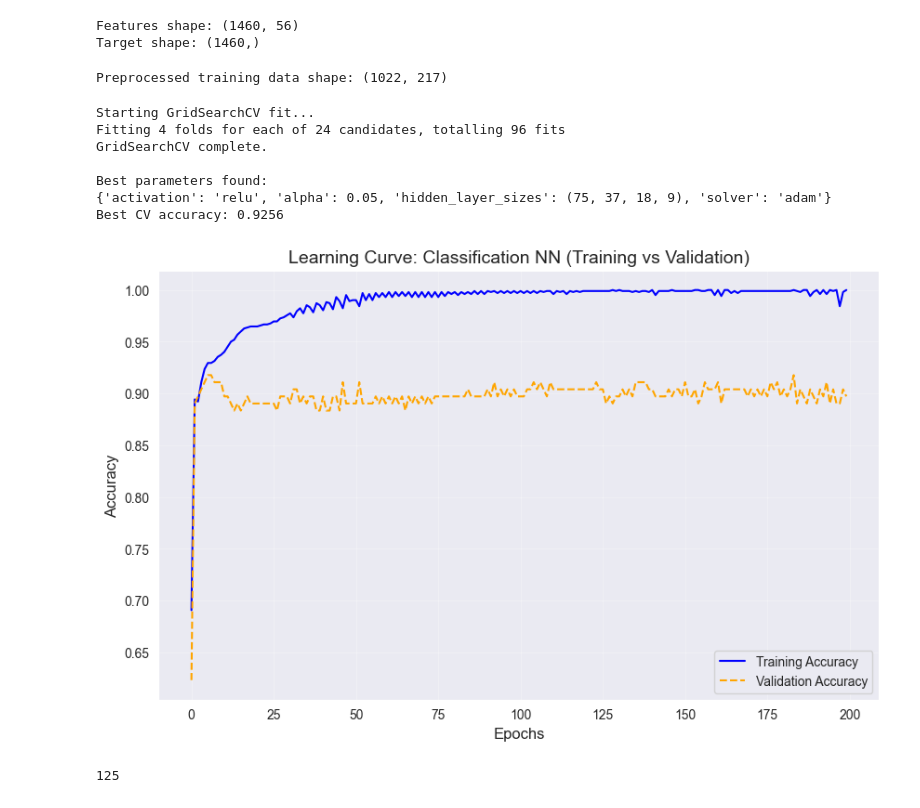
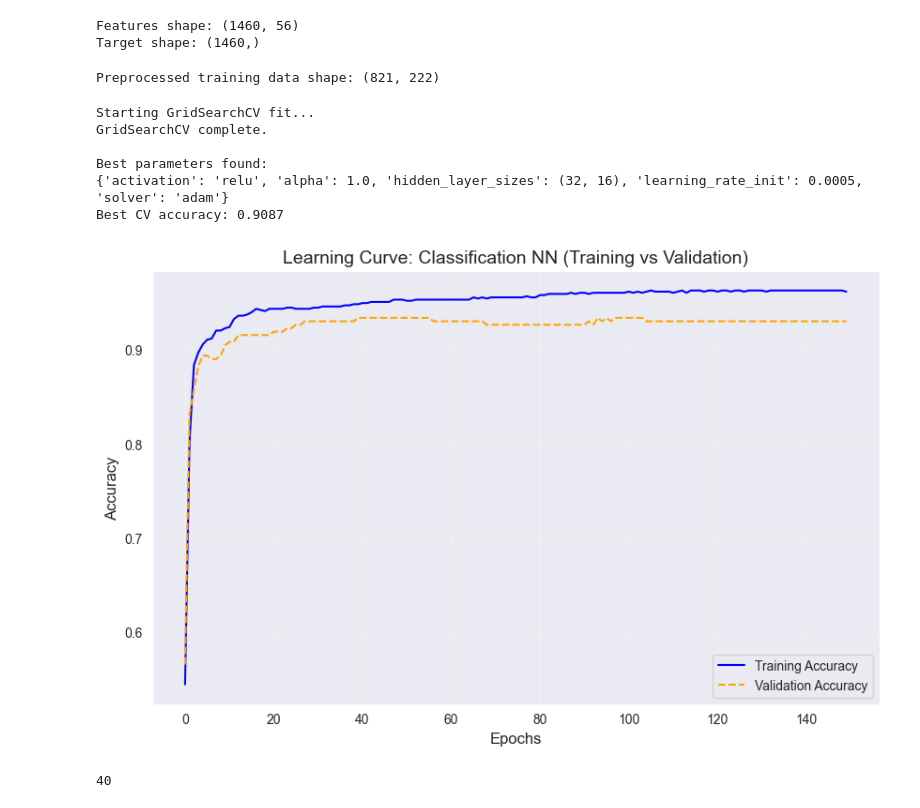
Before and after one commit to haydenpham/CS4120-MLProject, a Jupyter notebook: project/notebooks/classification_nn.ipynb, the cells around one changed output. Saved outputs shown, nothing was run; the diff lists cells and outputs as text; code cells hidden in the pictures.

Commit message:
Update: hyper-params tuning to smoothen learning curve and fix overfit

```diff
--- a/project/notebooks/classification_nn.ipynb
+++ b/project/notebooks/classification_nn.ipynb
@@ -96,7 +96,7 @@ numerical_pipeline = Pipeline([
 
 # Categorical pipeline
 categorical_pipeline = Pipeline([
-    ('imputer', SimpleImputer(strategy='most_frequent')),
+    ('imputer', SimpleImputer(strategy='constant', fill_value='None')),
     ('onehot', OneHotEncoder(handle_unknown='ignore', sparse_output=False))
 ])
 
@@ -106,32 +106,35 @@ preprocessor = ColumnTransformer([
     ('cat', categorical_pipeline, categorical_cols)
 ])
 
-# Size after preprocessing
-X_train_preprocessed = preprocessor.fit_transform(X_train)
-print(f"Preprocessed training data shape: {X_train_preprocessed.shape}")
 
 # Fit preprocessor once on training data to avoid data leakage
 X_train_preprocessed = preprocessor.fit_transform(X_train)
 X_val_preprocessed = preprocessor.transform(X_val)
 X_test_preprocessed = preprocessor.transform(X_test)
+print(f"Preprocessed training data shape: {X_train_preprocessed.shape}")
 # %% [output]
-Preprocessed training data shape: (1022, 217)
+Preprocessed training data shape: (821, 222)
 # %%
 from sklearn.model_selection import cross_val_score
 
 mlflow.set_experiment("Classification_NN")
 mlflow.start_run(run_name="classification_nn_gridsearch")
 
-# Grid Search to find the best set of hidden layer sizes
-base_mlp = MLPClassifier(max_iter=500, random_state=random_seed, early_stopping=False)
-
-# Hyperparameter grid to search
+base_mlp = MLPClassifier(
+    max_iter=500,
+    random_state=random_seed,
+    early_stopping=True
+)
+# Best params found: {'activation': 'relu', 'alpha': 1.0, 'hidden_layer_sizes': (32, 16), 'learning_rate_init': 0.0005, 'solver': 'adam'}
 param_grid = {
-    "hidden_layer_sizes": [(75,), (75, 37), (75, 37, 18, 9,), (150, 75, 37, 18,),
-                           ],
+    "hidden_layer_sizes": [(32,),
+                           (32, 16),
+                           (16, 8),
+                           (64, 8),],
     "activation": ["relu", "logistic"],
-    "alpha": [0.01, 0.05, 0.1],
-    "solver": ["adam"]
+    "alpha": [0.1, 1.0, 5.0],
+    "solver": ["adam"],
+    "learning_rate_init": [0.0001, 0.0005],
 }
 
 # Grid search with 4-fold CV
@@ -140,9 +143,6 @@ grid_search = GridSearchCV(
     param_grid=param_grid,
     cv=4,
     scoring="accuracy",
-    n_jobs=-1,
-    verbose=2,
-    refit=True
 )
 
 # Fit grid search on the training data
@@ -169,12 +169,11 @@ best_model = grid_search.best_estimator_
 cv_scores = cross_val_score(best_model, X_train_preprocessed, y_train, cv=4, scoring='accuracy')
 # %% [output]
 Starting GridSearchCV fit...
-Fitting 4 folds for each of 24 candidates, totalling 96 fits
 GridSearchCV complete.
 
 Best parameters found:
-{'activation': 'relu', 'alpha': 0.05, 'hidden_layer_sizes': (75, 37, 18, 9), 'solver': 'adam'}
-Best CV accuracy: 0.9256
+{'activation': 'relu', 'alpha': 1.0, 'hidden_layer_sizes': (32, 16), 'learning_rate_init': 0.0005, 'solver': 'adam'}
+Best CV accuracy: 0.9087
 # %%
 best_params = grid_search.best_params_
 
@@ -185,45 +184,45 @@ mlp_model_to_use = MLPClassifier(
     warm_start=True,
     early_stopping=False,
     verbose=False,
+    batch_size=64
 )
 
 train_accuracy_history = []
 val_accuracy_history = []
 
-n_epochs = 200
+n_epochs = 150
 mlflow.log_param("n_epochs", n_epochs)
 
 for epoch in range(n_epochs):
     mlp_model_to_use.fit(X_train_preprocessed, y_train)
 
     # Training Accuracy
     y_train_pred_mon = mlp_model_to_use.predict(X_train_preprocessed)
     train_accuracy_mon = accuracy_score(y_train, y_train_pred_mon)
     train_accuracy_history.append(train_accuracy_mon)
 
-    # Validation Accuracy (using X_val as validation here)
     y_val_pred_mon = mlp_model_to_use.predict(X_val_preprocessed)
     val_accuracy_mon = accuracy_score(y_val, y_val_pred_mon)
     val_accuracy_history.append(val_accuracy_mon)
 
 plt.figure(figsize=(10, 6))
 plt.plot(train_accuracy_history, label='Training Accuracy', color='blue')
 plt.plot(val_accuracy_history, label='Validation Accuracy', color='orange', linestyle='--')
 
 plt.title('Learning Curve: Classification NN (Training vs Validation)', fontsize=14)
 plt.xlabel('Epochs', fontsize=12)
 plt.ylabel('Accuracy', fontsize=12)
 plt.legend()
 plt.grid(True, alpha=0.3)
 
 mlflow.log_figure(plt.gcf(), 'plot1.png')
 
 plt.show()
 # %% [output]
-[figure, old version]
+[figure, new version]
 # %%
 # Train the final model with optimal number of epochs
-optimal_epochs = 125
+optimal_epochs = 40
 
 final_model = MLPClassifier(
     **best_params,
@@ -237,7 +236,7 @@ final_model.fit(X_train_preprocessed, y_train)
 
 mlflow.log_param("final_epochs", optimal_epochs)
 # %% [output]
-125
+40
 # %%
 # Use the trained model for predictions
 y_train_pred = final_model.predict(X_train_preprocessed)
```
Also changed, not shown: parts of 3 cells of this notebook.
